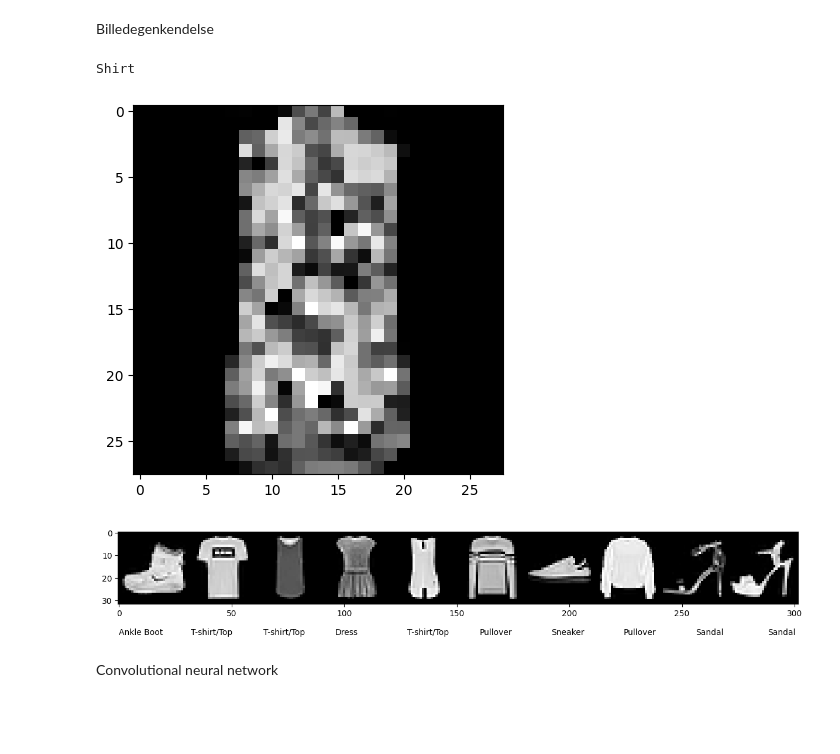
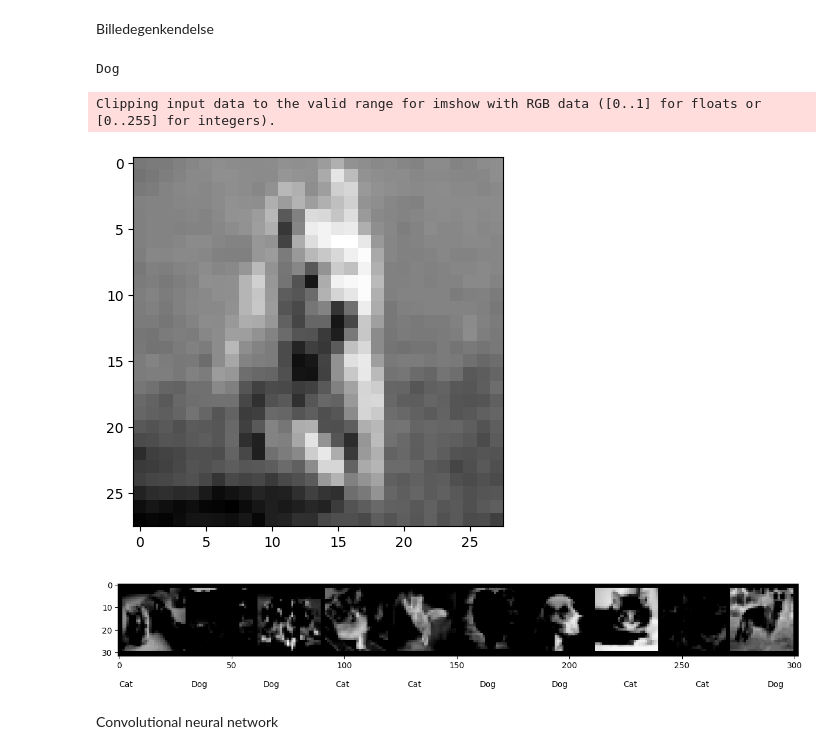
Before and after one commit to Alex9667/PetfinderPawpularityScore, a Jupyter notebook: app.ipynb, the cells around one changed output. Cells and saved outputs as stored; diff of their text form; code cells hidden in the pictures; blank space fills up the shorter version.

Commit message:
Added new images for training and fit them into the training model

```diff
--- a/app.ipynb
+++ b/app.ipynb
@@ -282,52 +290,45 @@ Billedegenkendelse
 # %%
 all_transforms = transforms.Compose([
     transforms.ToTensor()
 ])
-convolutional_train_data = torchvision.datasets.FashionMNIST ('fashion_data', train=True, download=True, transform=all_transforms)
-convolutional_test_data = torchvision.datasets.FashionMNIST ('fashion_data', train=False, transform=all_transforms)
+convolutional_train_data = train_dog_or_cat#torchvision.datasets.FashionMNIST ('fashion_data', train=True, download=True, transform=all_transforms)
+convolutional_test_data = test_dog_or_cat#torchvision.datasets.FashionMNIST ('fashion_data', train=False, transform=all_transforms)
 
-convolutional_train_loader = DataLoader(convolutional_train_data, batch_size=64, shuffle=True)
-convolutional_test_loader = DataLoader(convolutional_test_data, batch_size=64, shuffle=True)
+convolutional_train_loader = train_loader_dog_or_cat
+convolutional_test_loader = test_loader_dog_or_cat
 
 samples, labels = next(iter(convolutional_train_loader))
 samples.size()
 
-def mnist_label(label):
+def dog_or_cat_label(label):
     output_mapping = {
-        0: "T-shirt/Top",
-        1: "Trouser",
-        2: "Pullover",
-        3: "Dress",
-        4: "Coat",
-        5: "Sandal",
-        6: "Shirt",
-        7: "Sneaker",
-        8: "Bag",
-        9: "Ankle Boot"
+        0: "Cat",
+        1: "Dog",
     }
     label = (label.item() if type(label) == torch.Tensor else label)
     return output_mapping[label]
 
 idx = 2
 plt.imshow(samples[idx].squeeze(), cmap="gray")
-print(mnist_label(labels[idx].item()))
+print(dog_or_cat_label(labels[idx].item()))
 
 sample_loader = torch.utils.data.DataLoader(convolutional_train_data, batch_size=10)
 
 batch = next(iter(sample_loader))
 images, labels = batch
 
 grid = torchvision.utils.make_grid(images, nrow=10)
 
 plt.figure(figsize=(15, 20))
 plt.imshow(np.transpose(grid, (1, 2, 0)))
 
 for i, label in enumerate(labels):
-    plt.text(32*i, 45, mnist_label(label))
+    plt.text(32*i, 45, dog_or_cat_label(label))
 # %% [output]
-Shirt
+Dog
+Clipping input data to the valid range for imshow with RGB data ([0..1] for floats or [0..255] for integers).
-[figure, old version]
+[figure, new version]
-[figure, old version]
+[figure, new version]
 # %% [markdown]
 Convolutional neural network
 # %%
```
Also changed, not shown: parts of 9 cells of this notebook, 21 other files.
